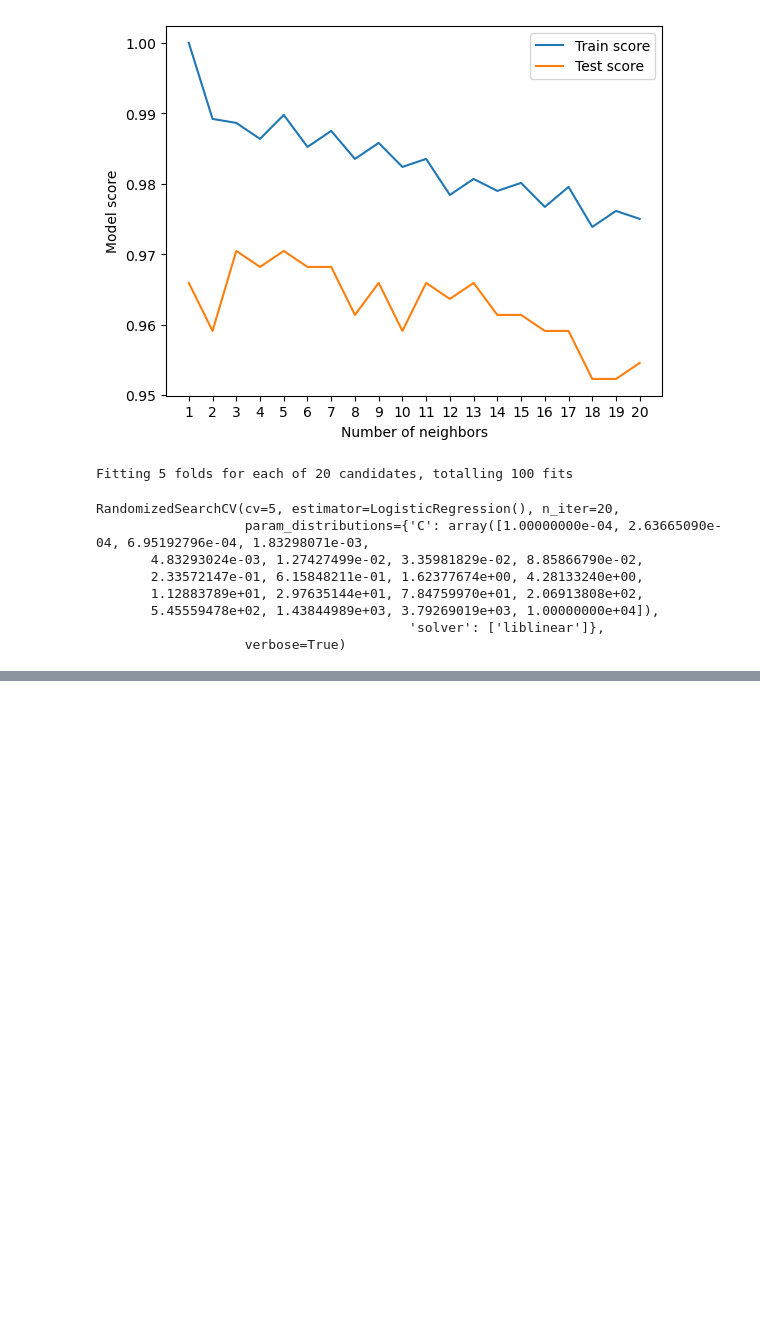
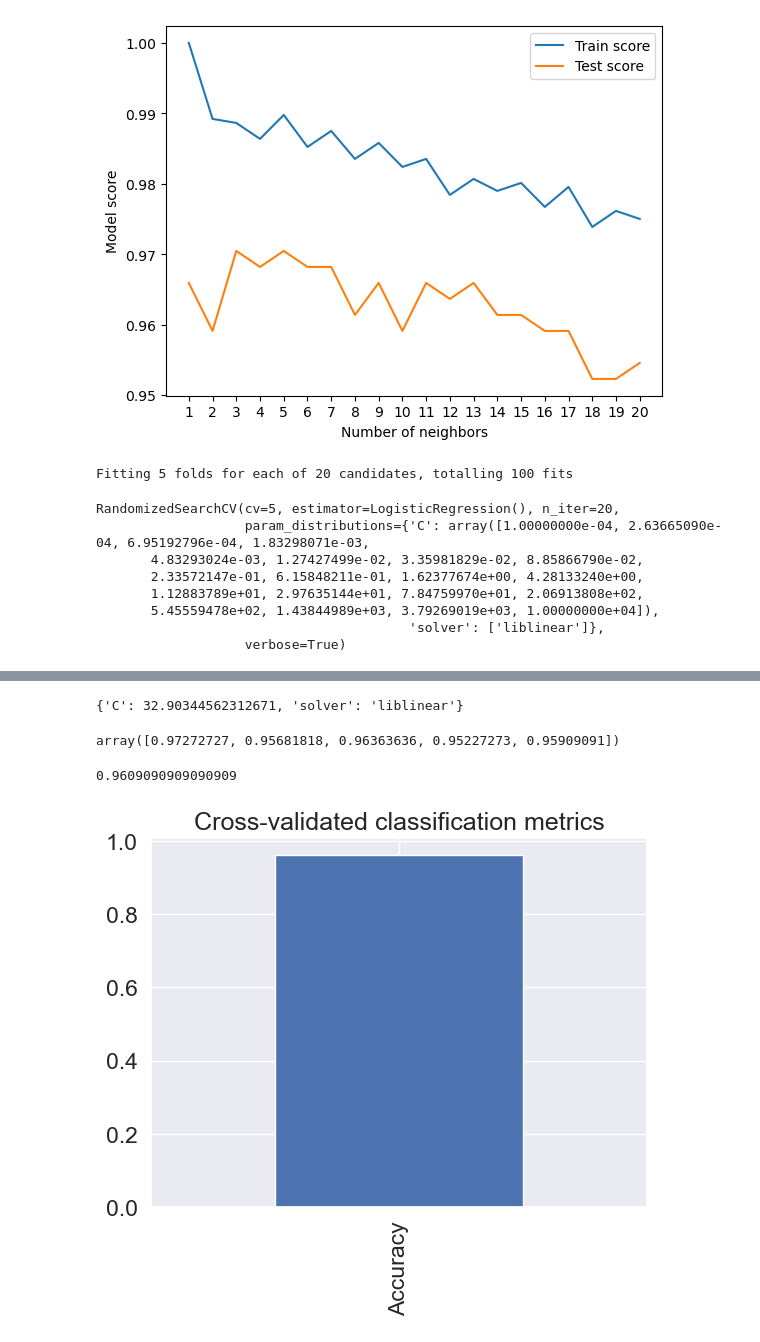
Before and after one commit to InflixOP/Smart-Agriculture-Advisory-System, a Jupyter notebook: Smart_Agriculture_System.ipynb, the cells around one changed output, grey strips where cells are left out. Drawn from its saved outputs; the diff is of its cells as text; code cells hidden in the pictures; blank space fills up the shorter version.

```diff
--- a/Smart_Agriculture_System.ipynb
+++ b/Smart_Agriculture_System.ipynb
@@ -469,0 +639,33 @@ RandomizedSearchCV(cv=5, estimator=LogisticRegression(), n_iter=20,
+# %%
+# Check best hyperparameters
+gs_log_reg.best_params_
+# %% [output]
+{'C': 32.90344562312671, 'solver': 'liblinear'}
+# %%
+# Create a new classifier with best parameters
+clf = LogisticRegression(C=32.90344562312671,
+                         solver="liblinear")
+# %%
+# Cross-validated accuracy
+cv_acc = cross_val_score(clf,
+                         X,
+                         y,
+                         cv=5,
+                         scoring="accuracy")
+cv_acc
+# %% [output]
+array([0.97272727, 0.95681818, 0.96363636, 0.95227273, 0.95909091])
+# %%
+cv_acc = np.mean(cv_acc)
+cv_acc
+# %% [output]
+0.9609090909090909
+# %%
+# Visualize cross-validated metrics
+cv_metrics = pd.DataFrame({"Accuracy": cv_acc},
+                          index=[0])
+
+cv_metrics.T.plot.bar(title="Cross-validated classification metrics",
+                      legend=False);
+# %% [output]
+[figure, added]
```
Also changed, not shown: parts of 15 cells of this notebook.
